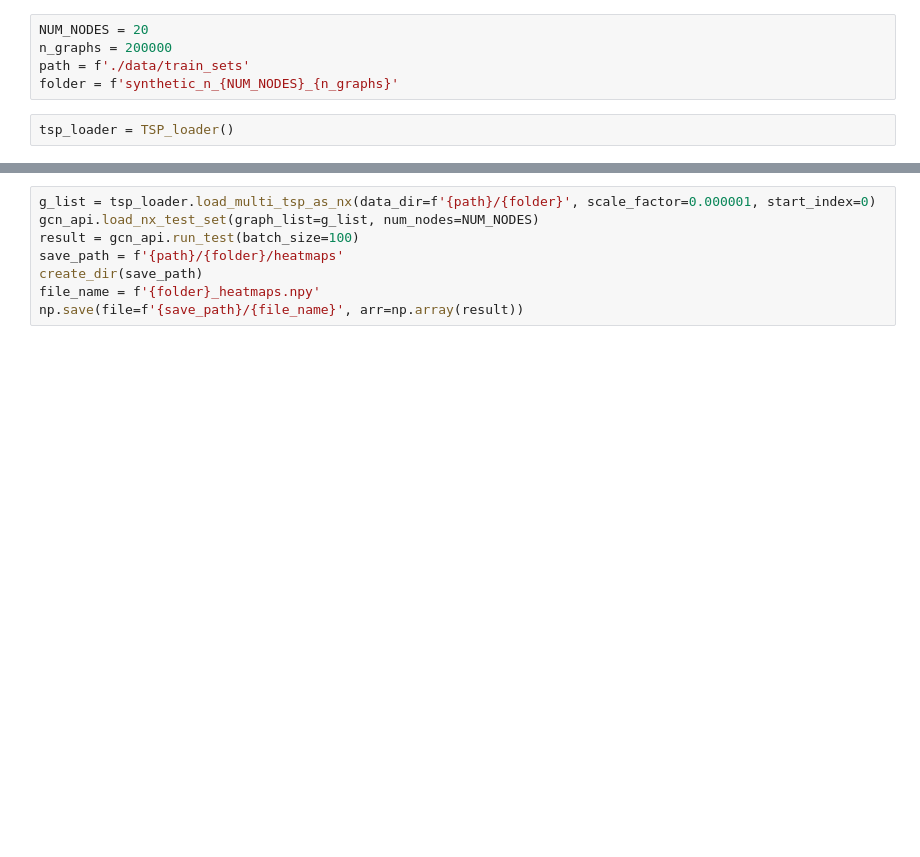
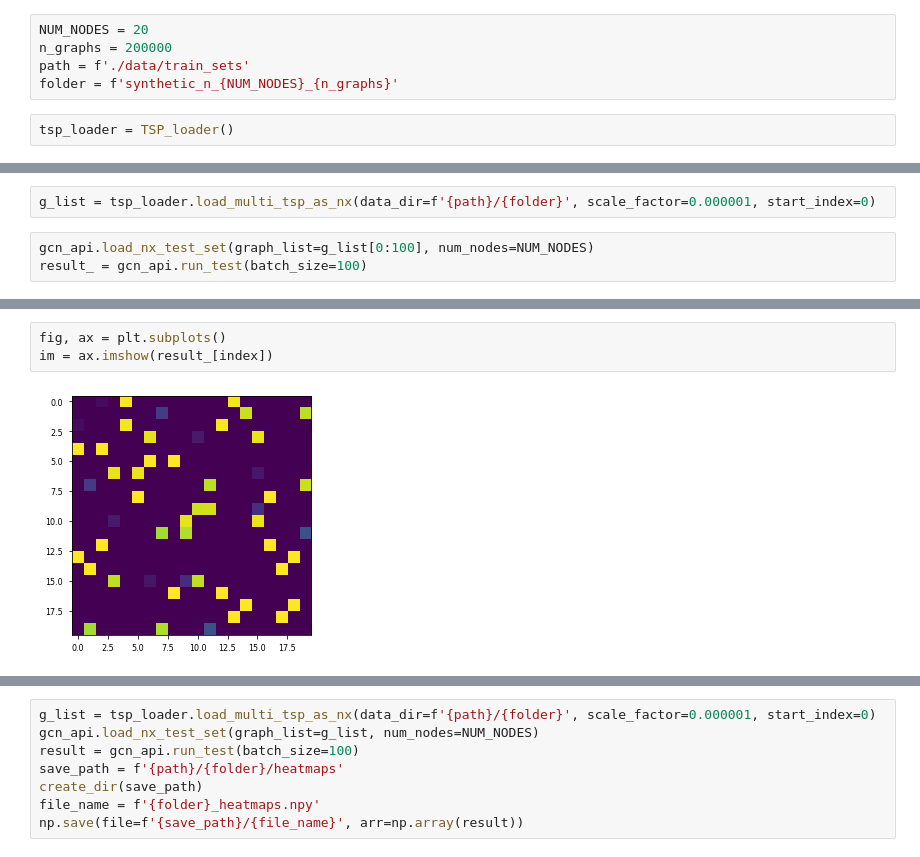
Before and after one commit to dschaub95/FINDER-TSP, a Jupyter notebook: graph_preprocessing.ipynb, the cells around one changed output, grey strips where cells are left out. Saved outputs shown, nothing was run; the diff lists cells and outputs as text; blank space fills up the shorter version.

```diff
--- a/graph_preprocessing.ipynb
+++ b/graph_preprocessing.ipynb
@@ -42,0 +103,5 @@ tsp_loader = TSP_loader()
+# %%
+g_list = tsp_loader.load_multi_tsp_as_nx(data_dir=f'{path}/{folder}', scale_factor=0.000001, start_index=0)
+# %%
+gcn_api.load_nx_test_set(graph_list=g_list[0:100], num_nodes=NUM_NODES)
+result_ = gcn_api.run_test(batch_size=100)
@@ -42,0 +152,5 @@ tsp_loader = TSP_loader()
+# %%
+fig, ax = plt.subplots()
+im = ax.imshow(result_[index])
+# %% [output]
+[figure, added]
```
Also changed, not shown: parts of 35 cells of this notebook.
